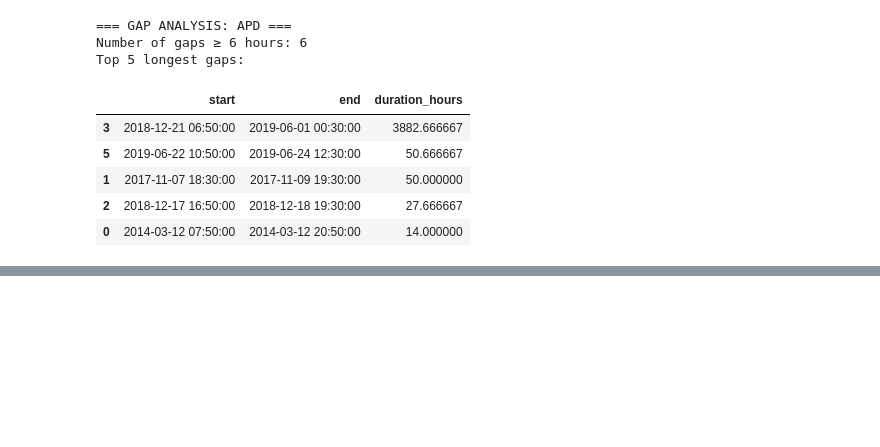
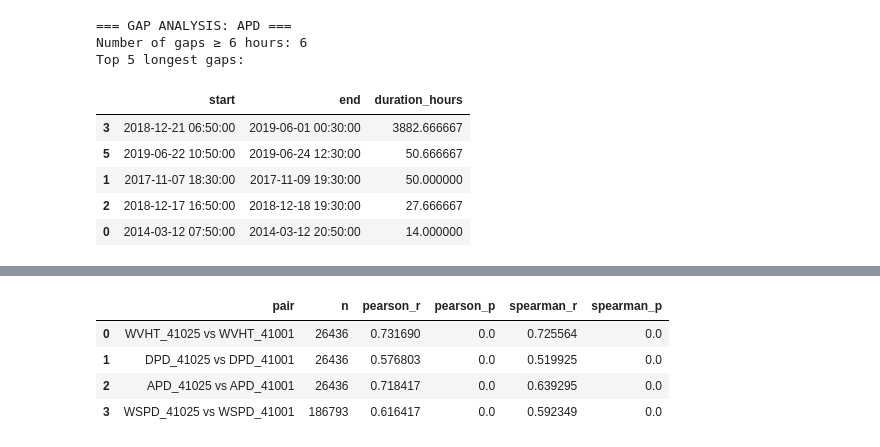
Before and after one commit to RichelCode/Wave-Energy-Forecasting-Methodological-Enhancement-and-Advanced-Modeling, a Jupyter notebook: Conference Presentation.ipynb, the cells around one changed output, grey strips where cells are left out. Cells and saved outputs as stored; diff of their text form; code cells hidden in the pictures; blank space fills up the shorter version.

```diff
--- a/Conference Presentation.ipynb
+++ b/Conference Presentation.ipynb
@@ -561,0 +597,59 @@ Top 5 longest gaps:
+# %%
+from scipy.stats import pearsonr, spearmanr
+
+# Align on common timestamps
+common = df_41025.join(
+    df_41001,
+    how="inner",
+    lsuffix="_41025",
+    rsuffix="_41001"
+)
+
+print("Aligned 2019–2024 dataset (common timestamps only):")
+print("  shape     :", common.shape)
+print("  date range:", common.index.min(), "→", common.index.max(), "\n")
+
+pairs_to_check = [
+    ("WVHT_41025", "WVHT_41001"),
+    ("DPD_41025",  "DPD_41001"),
+    ("APD_41025",  "APD_41001"),
+    ("WSPD_41025", "WSPD_41001"),
+]
+
+print("Correlation between 41025 and 41001 (2019–2024, overlapping valid data):\n")
+
+results = []
+
+for col_41025, col_41001 in pairs_to_check:
+    print(f"Checking pair: {col_41025} vs {col_41001}")
+
+    if col_41025 not in common.columns or col_41001 not in common.columns:
+        print("  -> One or both columns not present, skipping.\n")
+        continue
+
+    sub = common[[col_41025, col_41001]].dropna()
+    print(f"  Rows with both non-missing: {len(sub)}")
+
+    if len(sub) < 100:
+        print("  -> Too few points (<100), skipping correlation.\n")
+        continue
+
+    r_p, p_p = pearsonr(sub[col_41025], sub[col_41001])
+    r_s, p_s = spearmanr(sub[col_41025], sub[col_41001])
+
+    results.append({
+        "pair": f"{col_41025} vs {col_41001}",
+        "n": len(sub),
+        "pearson_r": r_p,
+        "pearson_p": p_p,
+        "spearman_r": r_s,
+        "spearman_p": p_s,
+    })
+
+    print(f"  Pearson  r = {r_p:.3f}, p = {p_p:.1e}")
+    print(f"  Spearman r = {r_s:.3f}, p = {p_s:.1e}\n")
+
+corr_df = pd.DataFrame(results)
+print("\nSummary table:")
+display(corr_df)
+# %% [output]
@@ -561,0 +673,5 @@ Top 5 longest gaps:
+|  | pair | n | pearson_r | pearson_p | spearman_r | spearman_p |
+| 0 | WVHT_41025 vs WVHT_41001 | 26436 | 0.731690 | 0.0 | 0.725564 | 0.0 |
+| 1 | DPD_41025 vs DPD_41001 | 26436 | 0.576803 | 0.0 | 0.519925 | 0.0 |
+| 2 | APD_41025 vs APD_41001 | 26436 | 0.718417 | 0.0 | 0.639295 | 0.0 |
+| 3 | WSPD_41025 vs WSPD_41001 | 186793 | 0.616417 | 0.0 | 0.592349 | 0.0 |
```
Also changed, not shown: parts of 15 cells of this notebook.
